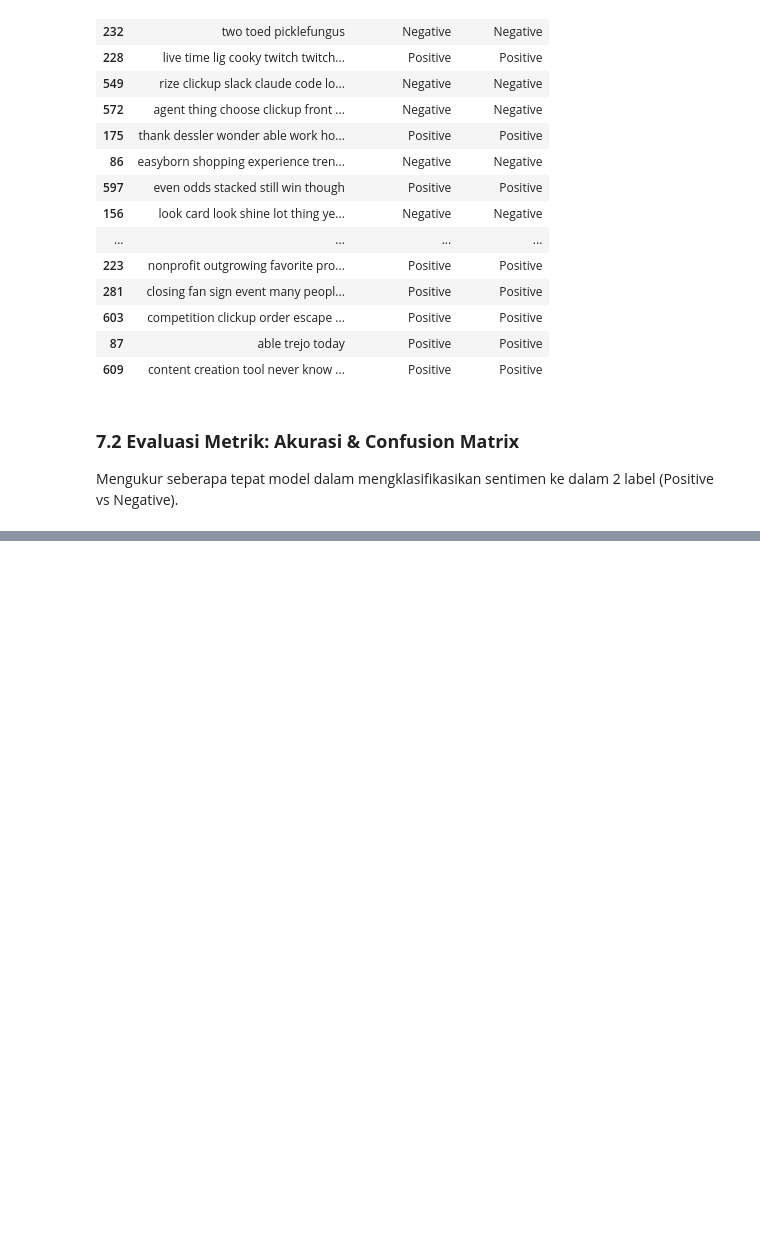
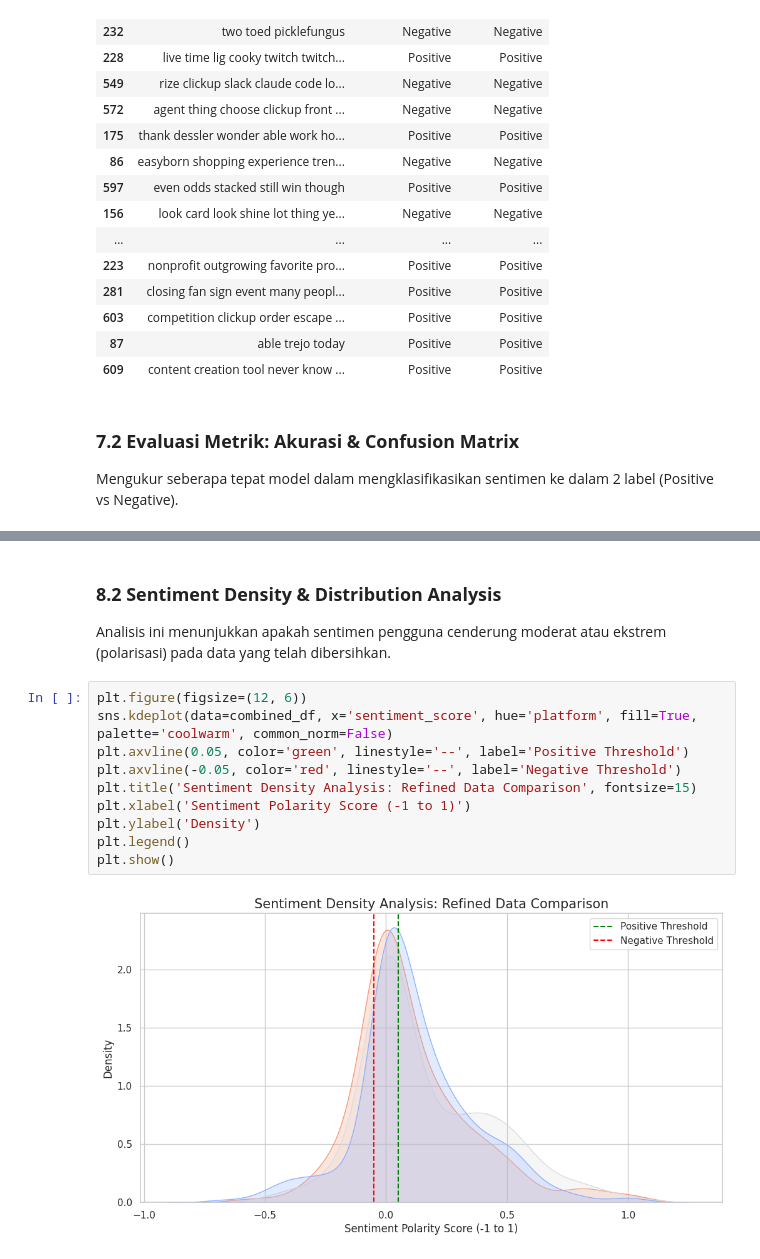
Before and after one commit to LatiefDataVisionary/pm-tools-absa-analysis, a Jupyter notebook: notebook/absa_x.ipynb, the cells around one changed output, grey strips where cells are left out. Saved outputs shown, nothing was run; the diff lists cells and outputs as text; blank space fills up the shorter version.

```diff
--- a/notebook/absa_x.ipynb
+++ b/notebook/absa_x.ipynb
@@ -1486,0 +1595,15 @@ weighted avg       0.84      0.84      0.84        50
+# %% [markdown]
+### **8.2 Sentiment Density & Distribution Analysis**
+Analisis ini menunjukkan apakah sentimen pengguna cenderung moderat atau ekstrem (polarisasi) pada data yang telah dibersihkan.
+# %%
+plt.figure(figsize=(12, 6))
+sns.kdeplot(data=combined_df, x='sentiment_score', hue='platform', fill=True, palette='coolwarm', common_norm=False)
+plt.axvline(0.05, color='green', linestyle='--', label='Positive Threshold')
+plt.axvline(-0.05, color='red', linestyle='--', label='Negative Threshold')
+plt.title('Sentiment Density Analysis: Refined Data Comparison', fontsize=15)
+plt.xlabel('Sentiment Polarity Score (-1 to 1)')
+plt.ylabel('Density')
+plt.legend()
+plt.show()
+# %% [output]
+[figure, added]
```
Also changed, not shown: parts of 27 cells of this notebook.
